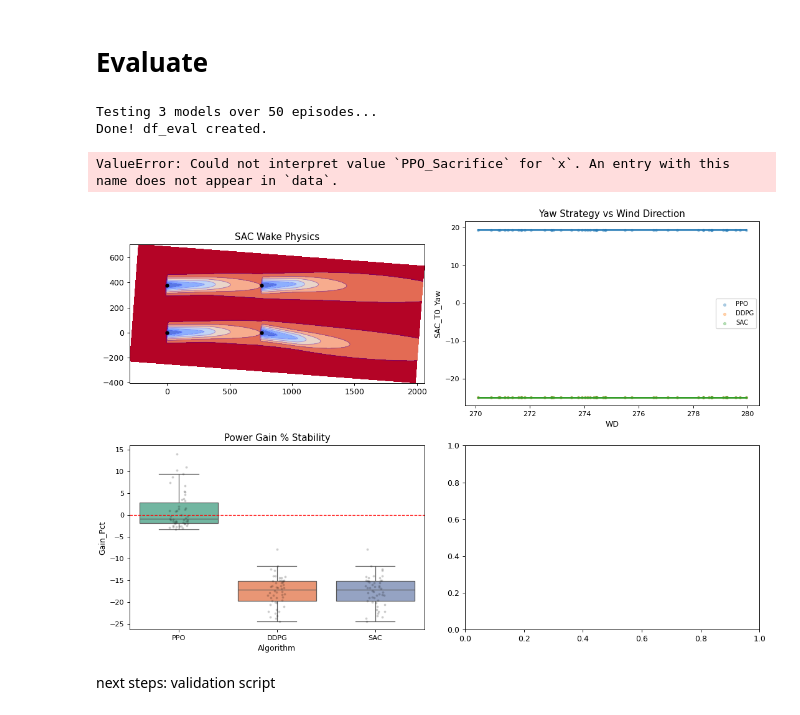
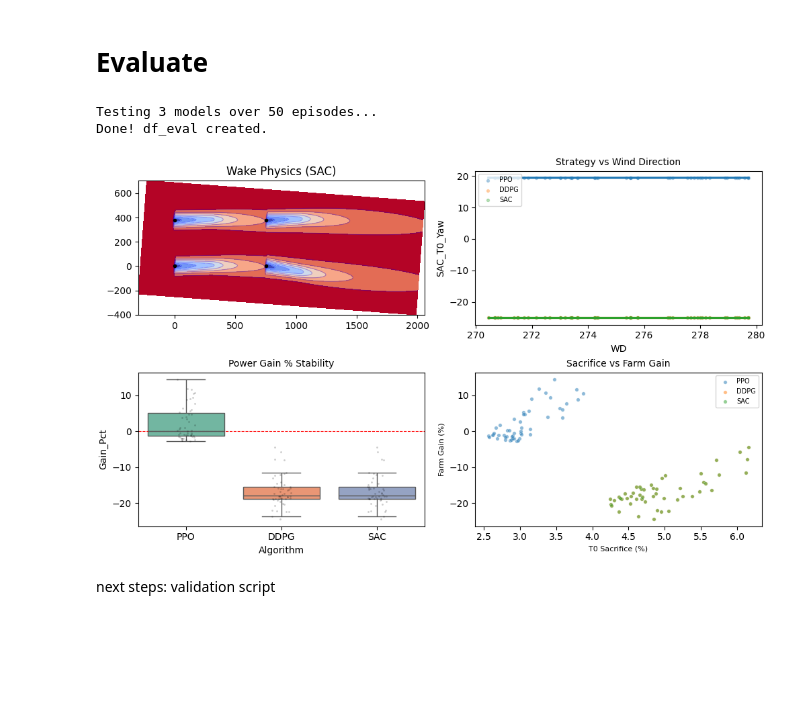
Before and after one commit to bhavyasur/wind-farm-control, a Jupyter notebook: test_controllers.ipynb, the cells around one changed output. Saved outputs shown, nothing was run; the diff lists cells and outputs as text; code cells hidden in the pictures; blank space fills up the shorter version.

```diff
--- a/test_controllers.ipynb
+++ b/test_controllers.ipynb
@@ -185,7 +185,7 @@ for name in ["PPO", "DDPG", "SAC"]:
     df_eval[sac_col] = 100 * (df_eval['Base_T0_kW'] - df_eval[f'{name}_T0_kW']) / df_eval['Base_Total_kW']
 
 # --- 2. Compact Setup for Smaller Screens ---
-fig = plt.figure(figsize=(11, 7), constrained_layout=True, dpi=100)
+fig = plt.figure(figsize=(10, 6), constrained_layout=True, dpi=100)
 gs = fig.add_gridspec(2, 2)
 
 # Plot 1: Wake Physics
@@ -203,34 +203,33 @@ ax1.plot(env.x_layout, env.y_layout, "ko", markersize=3)
 # Plot 2: Control Strategy
 ax2 = fig.add_subplot(gs[0, 1])
 for name in ["PPO", "DDPG", "SAC"]:
     sns.regplot(data=df_eval, x='WD', y=f'{name}_T0_Yaw', label=name,
                 scatter_kws={'alpha':0.3, 's':8}, ax=ax2)
 ax2.set_title("Strategy vs Wind Direction", fontsize=10)
 ax2.legend(fontsize=7, loc='upper left')
 
 # Plot 3: Statistical Boxplot
 ax3 = fig.add_subplot(gs[1, 0])
 sns.boxplot(data=df_melted, x='Algorithm', y='Gain_Pct', hue='Algorithm',
             palette='Set2', ax=ax3, showfliers=False, legend=False)
 sns.stripplot(data=df_melted, x='Algorithm', y='Gain_Pct', color='black', alpha=0.2, size=2, ax=ax3)
 ax3.axhline(0, color='red', linestyle='--', linewidth=0.8)
 ax3.set_title("Power Gain % Stability", fontsize=10)
 
 # Plot 4: Sacrifice vs Gain (The Pareto Front)
 ax4 = fig.add_subplot(gs[1, 1])
 for name in ["PPO", "DDPG", "SAC"]:
     sns.scatterplot(data=df_eval, x=f"{name}_Sacrifice", y=f'{name}_Gain%',
                     label=name, alpha=0.5, s=15, ax=ax4)
 ax4.set_title("Sacrifice vs Farm Gain", fontsize=10)
 ax4.set_xlabel("T0 Sacrifice (%)", fontsize=8)
 ax4.set_ylabel("Farm Gain (%)", fontsize=8)
 ax4.legend(fontsize=7)
 
 plt.show()
 # %% [output]
 Testing 3 models over 50 episodes...
 Done! df_eval created.
-ValueError: Could not interpret value `PPO_Sacrifice` for `x`. An entry with this name does not appear in `data`.
-[figure, old version]
+[figure, new version]
 # %% [markdown]
 next steps: validation script
```
Also changed, not shown: 1 other file.
